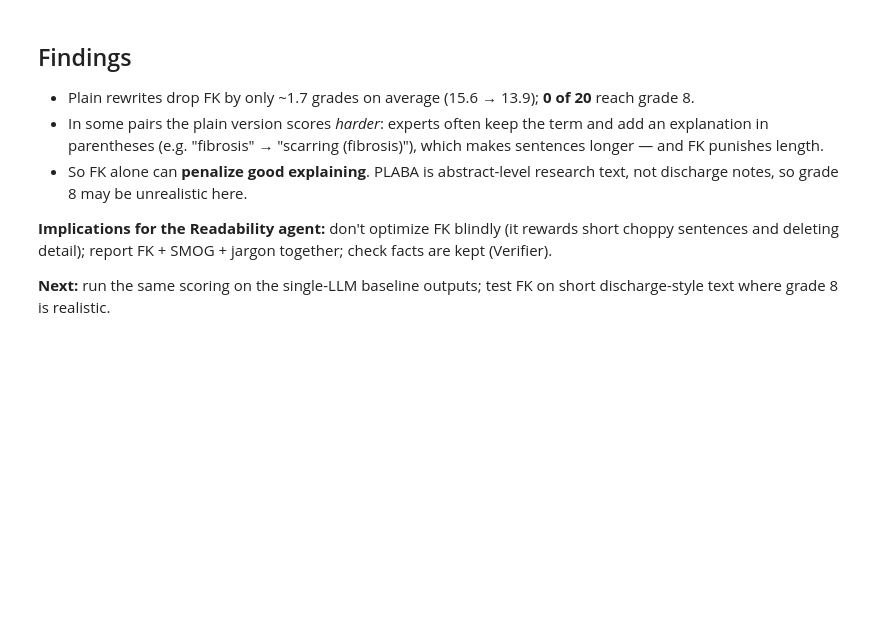
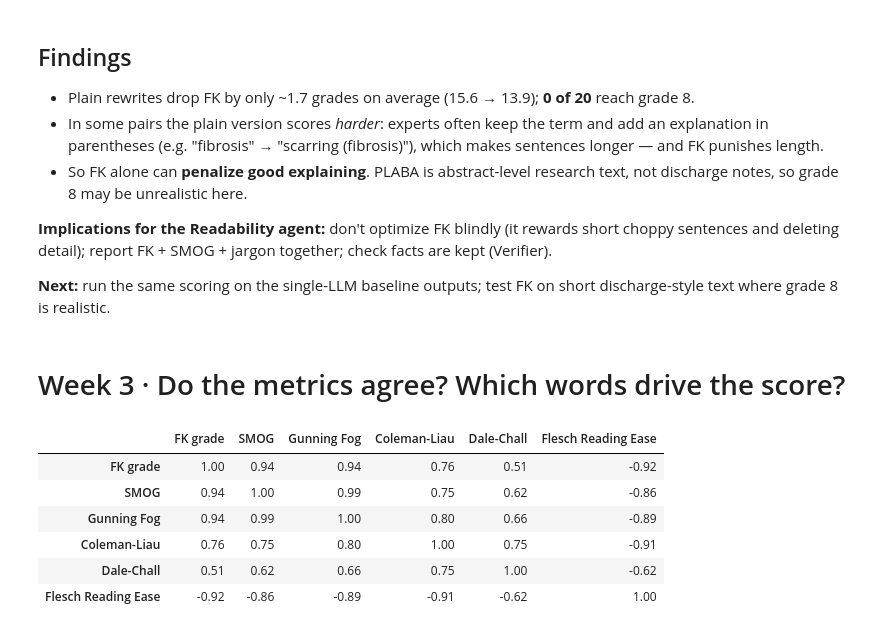
Before and after one commit to acmucsd-projects/fa26-ai-team-3, a Jupyter notebook: notebooks/05_readability.ipynb, the cells around one changed output. Cells and saved outputs as stored; diff of their text form; code cells hidden in the pictures; blank space fills up the shorter version.

```diff
--- a/notebooks/05_readability.ipynb
+++ b/notebooks/05_readability.ipynb
@@ -78,3 +128,35 @@ ax.legend(); plt.tight_layout(); plt.show()
 **Implications for the Readability agent:** don't optimize FK blindly (it rewards short choppy sentences and deleting detail); report FK + SMOG + jargon together; check facts are kept (Verifier).
 
 **Next:** run the same scoring on the single-LLM baseline outputs; test FK on short discharge-style text where grade 8 is realistic.
+# %% [markdown]
+# Week 3 · Do the metrics agree? Which words drive the score?
+# %%
+import textstat as ts
+
+METRICS = {
+    "FK grade": ts.flesch_kincaid_grade,          # grade; higher = harder
+    "SMOG": ts.smog_index,                        # grade; based on 3+ syllable words
+    "Gunning Fog": ts.gunning_fog,                # grade; sentence length + "complex" words
+    "Coleman-Liau": ts.coleman_liau_index,        # grade; uses LETTERS per word, not syllables
+    "Dale-Chall": ts.dale_chall_readability_score, # uses a list of ~3,000 familiar words
+    "Flesch Reading Ease": ts.flesch_reading_ease,  # 0-100; HIGHER = EASIER (opposite direction!)
+}
+
+long_rows = []
+for _, r in plaba.iterrows():
+    for side, text in [("technical", r.input_text), ("plain", r.target_text)]:
+        row = {name: f(text) for name, f in METRICS.items()}
+        row.update(side=side, pmid=r.pmid)
+        long_rows.append(row)
+metrics = pd.DataFrame(long_rows)
+
+# Spearman = rank correlation: do two metrics ORDER the 40 texts the same way?
+metrics[list(METRICS)].corr(method="spearman").round(2)
+# %% [output]
+|  | FK grade | SMOG | Gunning Fog | Coleman-Liau | Dale-Chall | Flesch Reading Ease |
+| FK grade | 1.00 | 0.94 | 0.94 | 0.76 | 0.51 | -0.92 |
+| SMOG | 0.94 | 1.00 | 0.99 | 0.75 | 0.62 | -0.86 |
+| Gunning Fog | 0.94 | 0.99 | 1.00 | 0.80 | 0.66 | -0.89 |
+| Coleman-Liau | 0.76 | 0.75 | 0.80 | 1.00 | 0.75 | -0.91 |
+| Dale-Chall | 0.51 | 0.62 | 0.66 | 0.75 | 1.00 | -0.62 |
+| Flesch Reading Ease | -0.92 | -0.86 | -0.89 | -0.91 | -0.62 | 1.00 |
```
Also changed, not shown: parts of 12 cells of this notebook.
